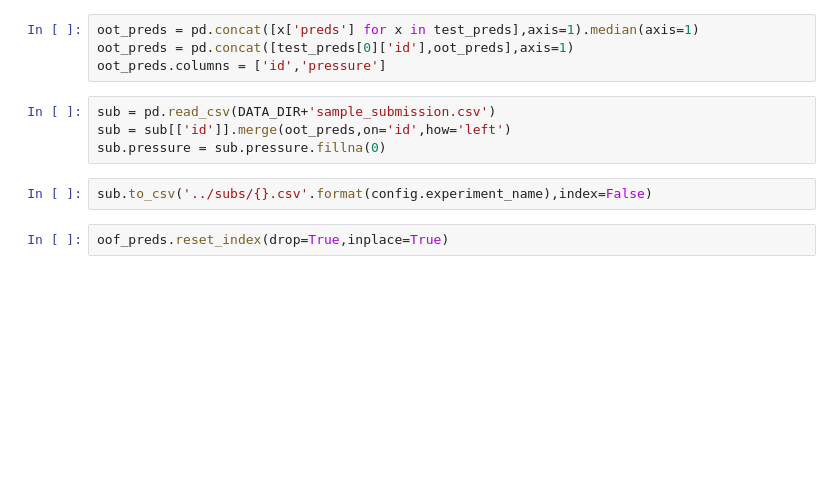
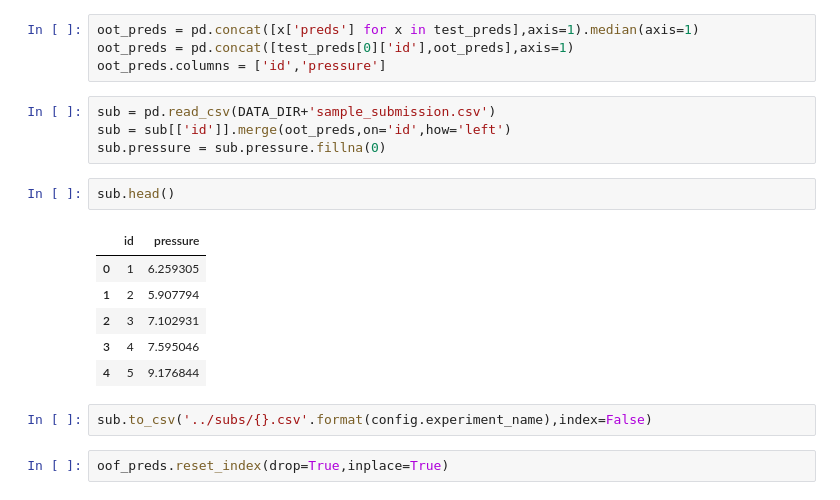
Before and after one commit to sahil711/ventilator-pressure-prediction, a Jupyter notebook: v1/nbs/prediction_notebook.ipynb, the cells around one changed output. Cells and saved outputs as stored; diff of their text form; blank space fills up the shorter version.

```diff
--- a/v1/nbs/prediction_notebook.ipynb
+++ b/v1/nbs/prediction_notebook.ipynb
@@ -294,6 +401,15 @@ oot_preds.columns = ['id','pressure']
 sub = pd.read_csv(DATA_DIR+'sample_submission.csv')
 sub = sub[['id']].merge(oot_preds,on='id',how='left')
 sub.pressure = sub.pressure.fillna(0)
+# %%
+sub.head()
+# %% [output]
+|  | id | pressure |
+| 0 | 1 | 6.259305 |
+| 1 | 2 | 5.907794 |
+| 2 | 3 | 7.102931 |
+| 3 | 4 | 7.595046 |
+| 4 | 5 | 9.176844 |
 # %%
 sub.to_csv('../subs/{}.csv'.format(config.experiment_name),index=False)
 # %%
```
Also changed, not shown: parts of 19 cells of this notebook, 18 other files.
